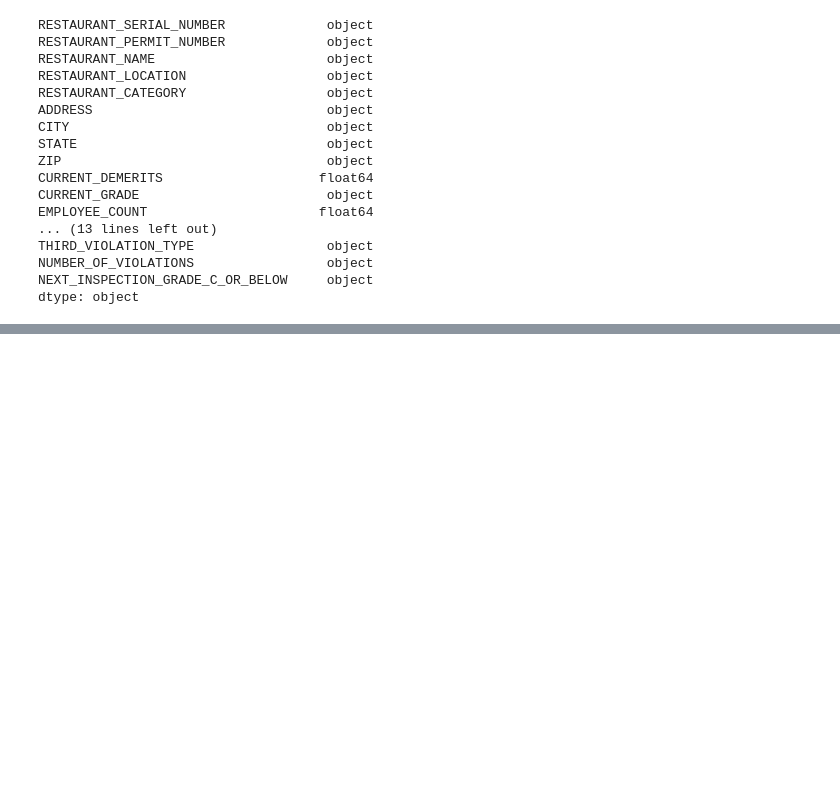
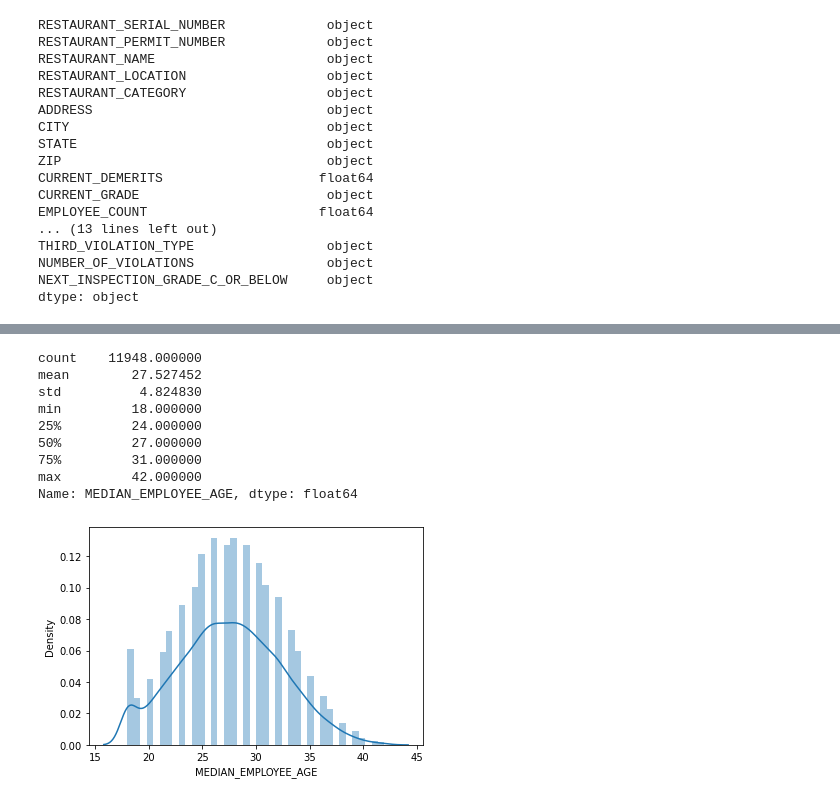
Before and after one commit to SrikarPrayaga06/NW-Modeling-Assessment, a Jupyter notebook: Untitled-1.ipynb, the cells around one changed output, grey strips where cells are left out. Drawn from its saved outputs; the diff is of its cells as text; code cells hidden in the pictures; blank space fills up the shorter version.

```diff
--- a/Untitled-1.ipynb
+++ b/Untitled-1.ipynb
@@ -313,0 +343,16 @@ test = test[test['MEDIAN_EMPLOYEE_AGE'] <= threshold]
+# %%
+# #distribution of MEDIAN_EMPLOYEE_AGE after removing outliers in previous section
+sns.distplot(train['MEDIAN_EMPLOYEE_AGE'])
+# print statistcs of MEDIAN_EMPLOYEE_AGE column to show how the different values make sense
+train['MEDIAN_EMPLOYEE_AGE'].describe()
+# %% [output]
+count    11948.000000
+mean        27.527452
+std          4.824830
+min         18.000000
+25%         24.000000
+50%         27.000000
+75%         31.000000
+max         42.000000
+Name: MEDIAN_EMPLOYEE_AGE, dtype: float64
+[figure, added]
```
Also changed, not shown: parts of 24 cells of this notebook.
